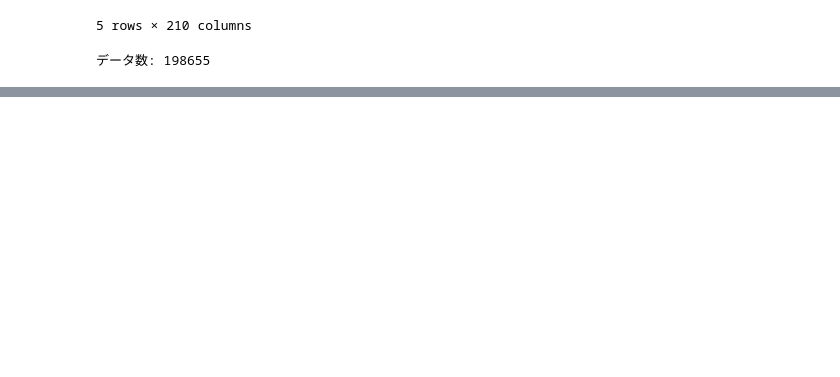
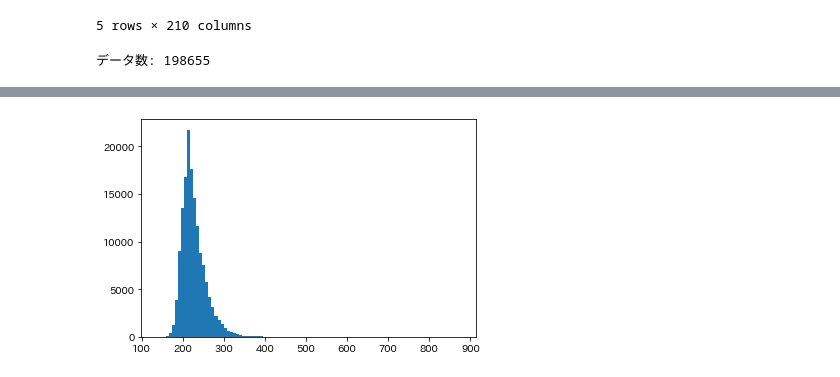
Before and after one commit to Babmuclr/ffbrain, a Jupyter notebook: lambda_max/notebook/skorch.ipynb, the cells around one changed output, grey strips where cells are left out. Cells and saved outputs as stored; diff of their text form; code cells hidden in the pictures; blank space fills up the shorter version.

```diff
--- a/lambda_max/notebook/skorch.ipynb
+++ b/lambda_max/notebook/skorch.ipynb
@@ -200,0 +101,10 @@ Test Mean Squared Error: 429.7552884973771
+# %%
+# データセットの定義と分割
+X = np.array(dataset_df["morgan_fingerprint"].values.tolist())
+X_rest = dataset_df.drop(['SMILES','λmax',"morgan_fingerprint"], axis=1).values
+X = np.hstack([X, X_rest])
+y = dataset_df["λmax"].values
+y = y.reshape([-1,1])
+# %%
+X = X.astype(np.float32)
+y = y.astype(np.float32)
@@ -200,0 +117,5 @@ Test Mean Squared Error: 429.7552884973771
+# %%
+plt.hist(y_train,bins=100)
+plt.show()
+# %% [output]
+[figure, added]
```
Also changed, not shown: parts of 17 cells of this notebook, 7 other files.
